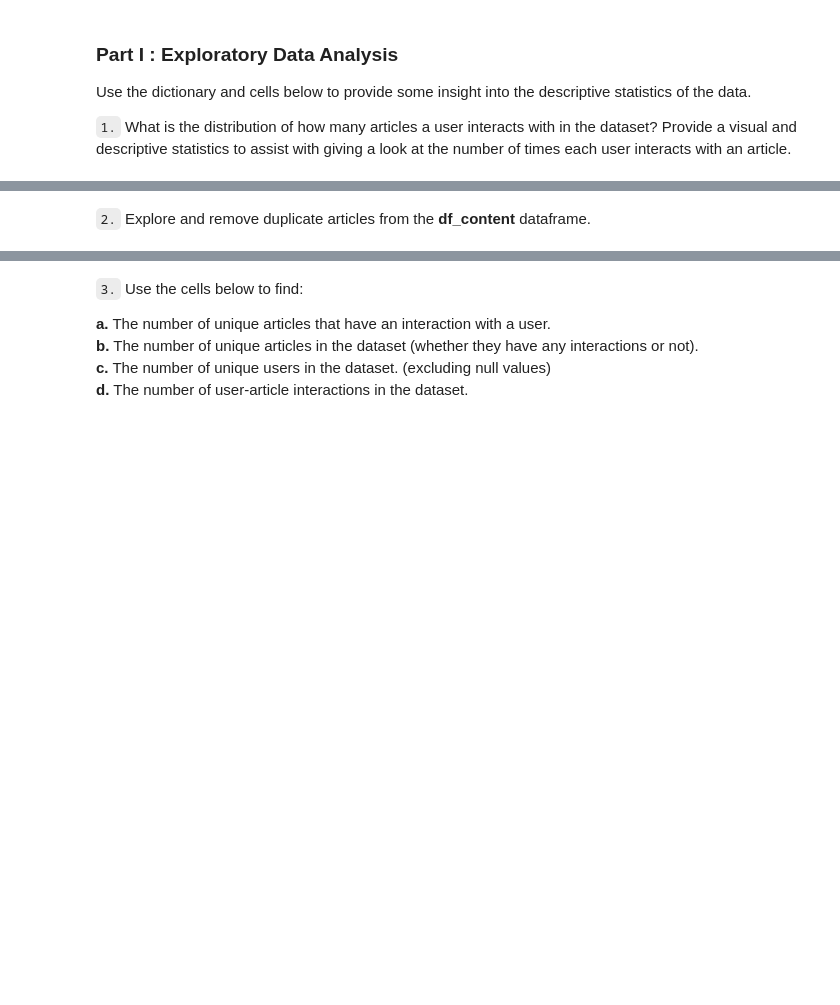
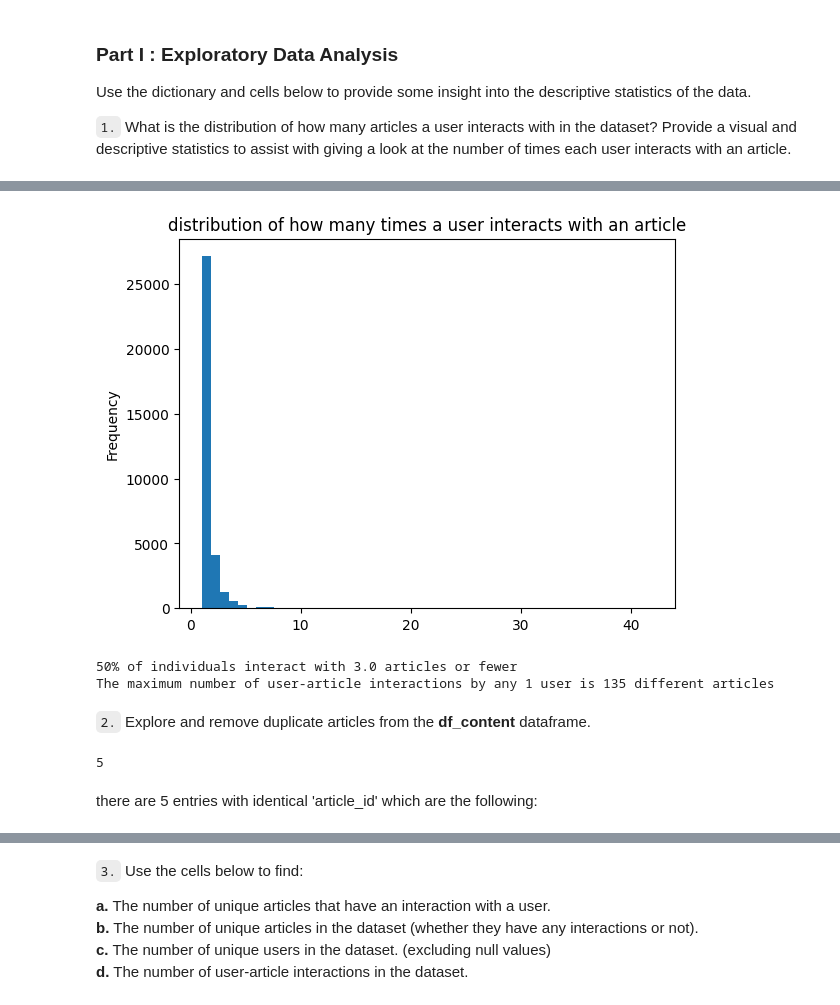
Before and after one commit to LaurentVeyssier/Recommendations_engines_IBM_Watson_studio, a Jupyter notebook: Recommendations_with_IBM.ipynb, the cells around one changed output, grey strips where cells are left out. Drawn from its saved outputs; the diff is of its cells as text; code cells hidden in the pictures; blank space fills up the shorter version.

```diff
--- a/Recommendations_with_IBM.ipynb
+++ b/Recommendations_with_IBM.ipynb
@@ -69,3 +179,8 @@ Use the dictionary and cells below to provide some insight into the descriptive
+# %%
+df.groupby(['email','article_id']).count().title.plot(kind='hist', bins=50)
+plt.title("distribution of how many times a user interacts with an article");
+# %% [output]
+[figure, added]
 # %%
 # Fill in the median and maximum number of user_article interactios below
 
@@ -74,4 +189,15 @@ max_views_by_user = # The maximum number of user-article interactions by any 1 u
+# %%
+print(f"50% of individuals interact with {median_val} articles or fewer")
+print(f"The maximum number of user-article interactions by any 1 user is {max_views_by_user} different articles")
+# %% [output]
+50% of individuals interact with 3.0 articles or fewer
+The maximum number of user-article interactions by any 1 user is 135 different articles
 # %% [markdown]
 `2.` Explore and remove duplicate articles from the **df_content** dataframe.
 # %%
 # Find and explore duplicate articles
+df_content.duplicated(subset='article_id').sum()
+# %% [output]
+5
+# %% [markdown]
+there are 5 entries with identical 'article_id' which are the following:
```
Also changed, not shown: parts of 102 cells of this notebook.
